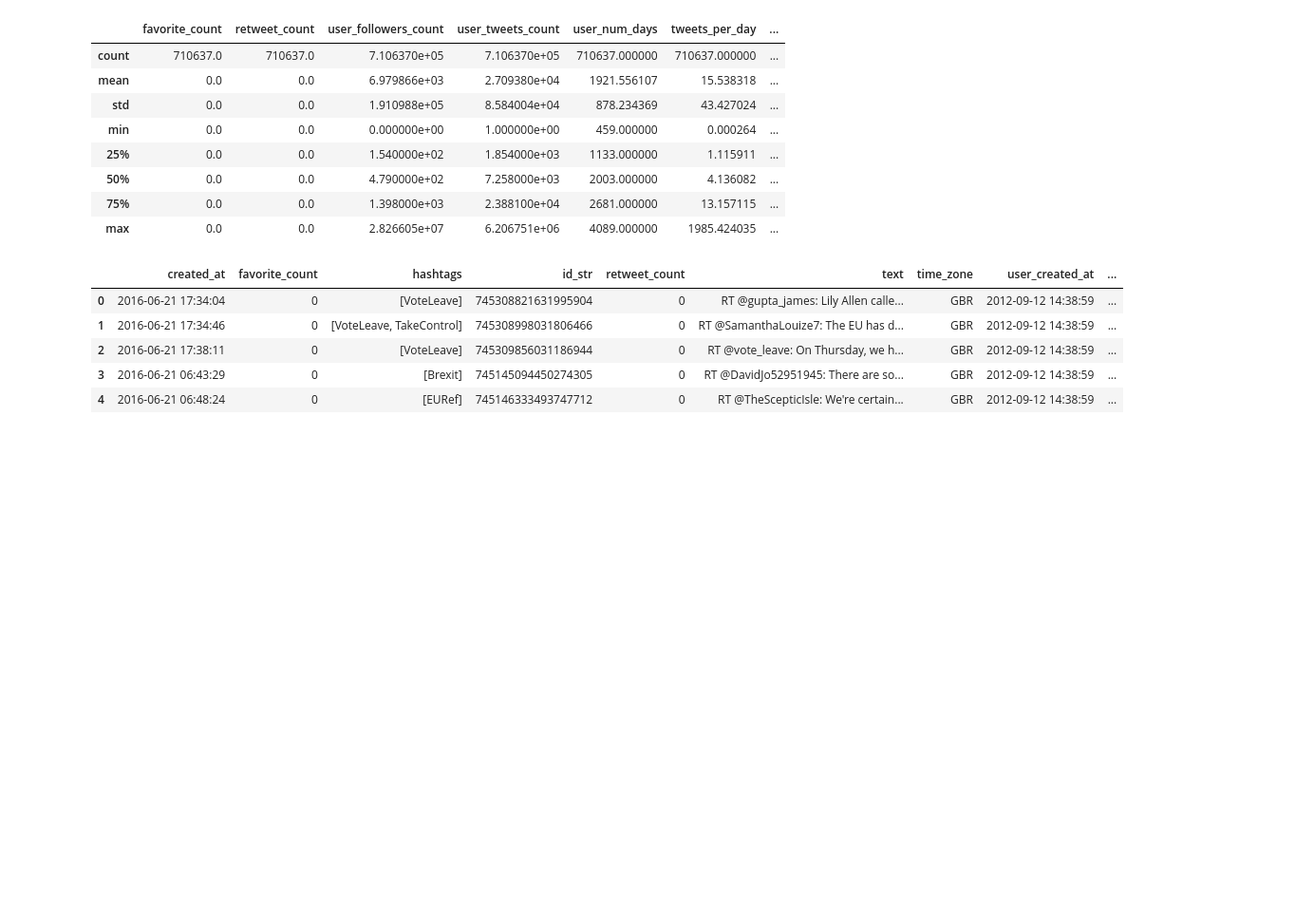
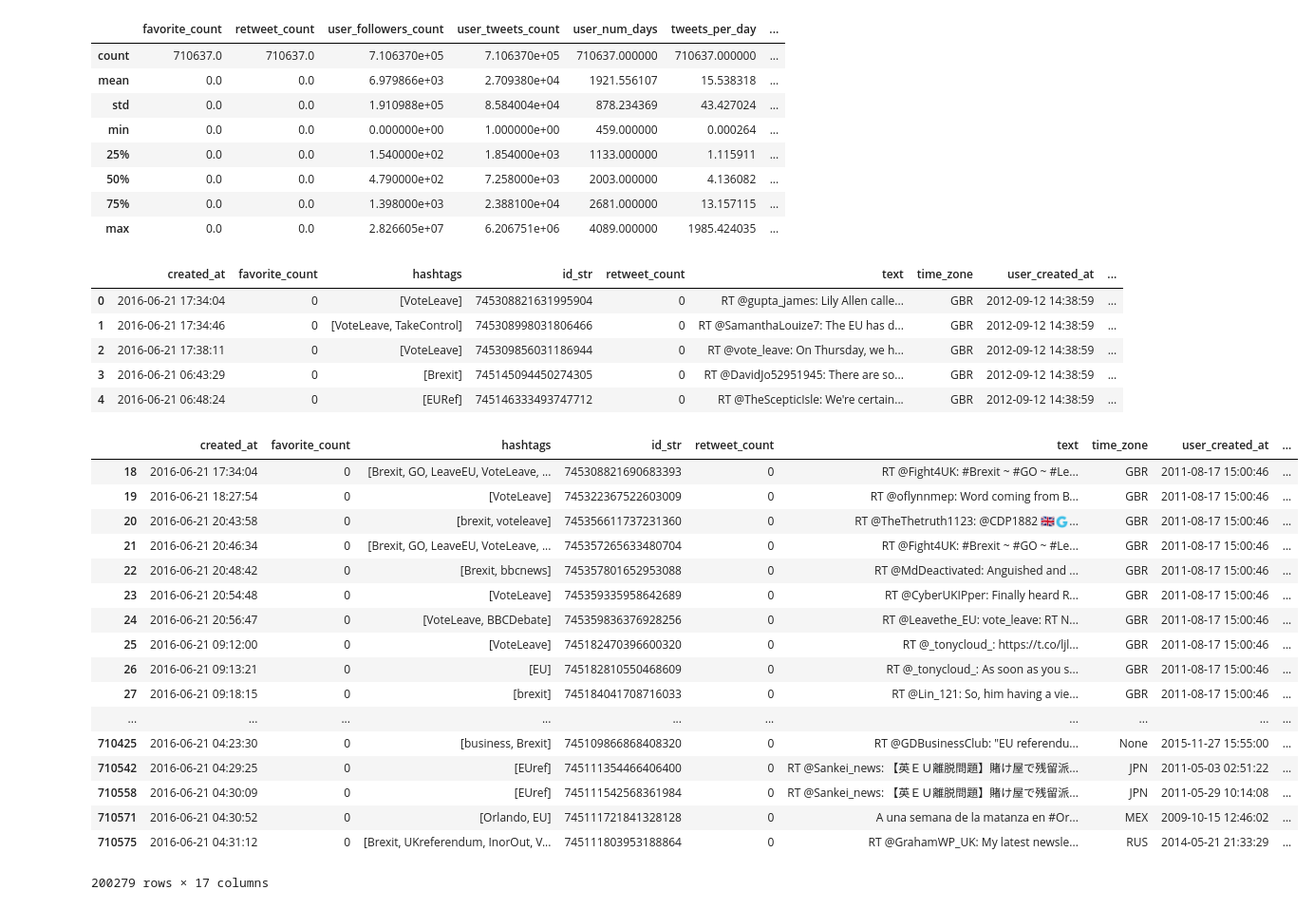
Before and after one commit to LiquanChai/DS4D, a Jupyter notebook: Bot identifier.ipynb, the cells around one changed output. Shown at 95% size. Drawn from its saved outputs; the diff is of its cells as text; code cells hidden in the pictures; blank space fills up the shorter version.

Commit message:
add rules for user authenticity

```diff
--- a/Bot identifier.ipynb
+++ b/Bot identifier.ipynb
@@ -511,3 +511,28 @@ data.head()
 | 2 | 2016-06-21 17:38:11 | 0 | [VoteLeave] | 745309856031186944 | 0 | RT @vote_leave: On Thursday, we h... | GBR | 2012-09-12 14:38:59 | ... |
 | 3 | 2016-06-21 06:43:29 | 0 | [Brexit] | 745145094450274305 | 0 | RT @DavidJo52951945: There are so... | GBR | 2012-09-12 14:38:59 | ... |
 | 4 | 2016-06-21 06:48:24 | 0 | [EURef] | 745146333493747712 | 0 | RT @TheScepticIsle: We're certain... | GBR | 2012-09-12 14:38:59 | ... |
+# %%
+import numpy as np
+
+data['authenticity'] = np.where((data['tweets_per_day']>50) | (data['twitter_count_160621']>35), False, True)
+bots = data.loc[data['authenticity'] == False]
+human = data.loc[data['authenticity'] == True]
+# %% [output]
+|  | created_at | favorite_count | hashtags | id_str | retweet_count | text | time_zone | user_created_at | ... |
+| 18 | 2016-06-21 17:34:04 | 0 | [Brexit, GO, LeaveEU, VoteLeave, ... | 745308821690683393 | 0 | RT @Fight4UK: #Brexit ~ #GO ~ #Le... | GBR | 2011-08-17 15:00:46 | ... |
+| 19 | 2016-06-21 18:27:54 | 0 | [VoteLeave] | 745322367522603009 | 0 | RT @oflynnmep: Word coming from B... | GBR | 2011-08-17 15:00:46 | ... |
+| 20 | 2016-06-21 20:43:58 | 0 | [brexit, voteleave] | 745356611737231360 | 0 | RT @TheThetruth1123: @CDP1882 🇬🇧🇬... | GBR | 2011-08-17 15:00:46 | ... |
+| 21 | 2016-06-21 20:46:34 | 0 | [Brexit, GO, LeaveEU, VoteLeave, ... | 745357265633480704 | 0 | RT @Fight4UK: #Brexit ~ #GO ~ #Le... | GBR | 2011-08-17 15:00:46 | ... |
+| 22 | 2016-06-21 20:48:42 | 0 | [Brexit, bbcnews] | 745357801652953088 | 0 | RT @MdDeactivated: Anguished and ... | GBR | 2011-08-17 15:00:46 | ... |
+| 23 | 2016-06-21 20:54:48 | 0 | [VoteLeave] | 745359335958642689 | 0 | RT @CyberUKIPper: Finally heard R... | GBR | 2011-08-17 15:00:46 | ... |
+| 24 | 2016-06-21 20:56:47 | 0 | [VoteLeave, BBCDebate] | 745359836376928256 | 0 | RT @Leavethe_EU: vote_leave: RT N... | GBR | 2011-08-17 15:00:46 | ... |
+| 25 | 2016-06-21 09:12:00 | 0 | [VoteLeave] | 745182470396600320 | 0 | RT @_tonycloud_: https://t.co/ljl... | GBR | 2011-08-17 15:00:46 | ... |
+| 26 | 2016-06-21 09:13:21 | 0 | [EU] | 745182810550468609 | 0 | RT @_tonycloud_: As soon as you s... | GBR | 2011-08-17 15:00:46 | ... |
+| 27 | 2016-06-21 09:18:15 | 0 | [brexit] | 745184041708716033 | 0 | RT @Lin_121: So, him having a vie... | GBR | 2011-08-17 15:00:46 | ... |
+| ... | ... | ... | ... | ... | ... | ... | ... | ... | ... |
+| 710425 | 2016-06-21 04:23:30 | 0 | [business, Brexit] | 745109866868408320 | 0 | RT @GDBusinessClub: "EU referendu... | None | 2015-11-27 15:55:00 | ... |
+| 710542 | 2016-06-21 04:29:25 | 0 | [EUref] | 745111354466406400 | 0 | RT @Sankei_news: 【英ＥＵ離脱問題】賭け屋で残留派... | JPN | 2011-05-03 02:51:22 | ... |
+| 710558 | 2016-06-21 04:30:09 | 0 | [EUref] | 745111542568361984 | 0 | RT @Sankei_news: 【英ＥＵ離脱問題】賭け屋で残留派... | JPN | 2011-05-29 10:14:08 | ... |
+| 710571 | 2016-06-21 04:30:52 | 0 | [Orlando, EU] | 745111721841328128 | 0 | A una semana de la matanza en #Or... | MEX | 2009-10-15 12:46:02 | ... |
+| 710575 | 2016-06-21 04:31:12 | 0 | [Brexit, UKreferendum, InorOut, V... | 745111803953188864 | 0 | RT @GrahamWP_UK: My latest newsle... | RUS | 2014-05-21 21:33:29 | ... |
+200279 rows × 17 columns
```
